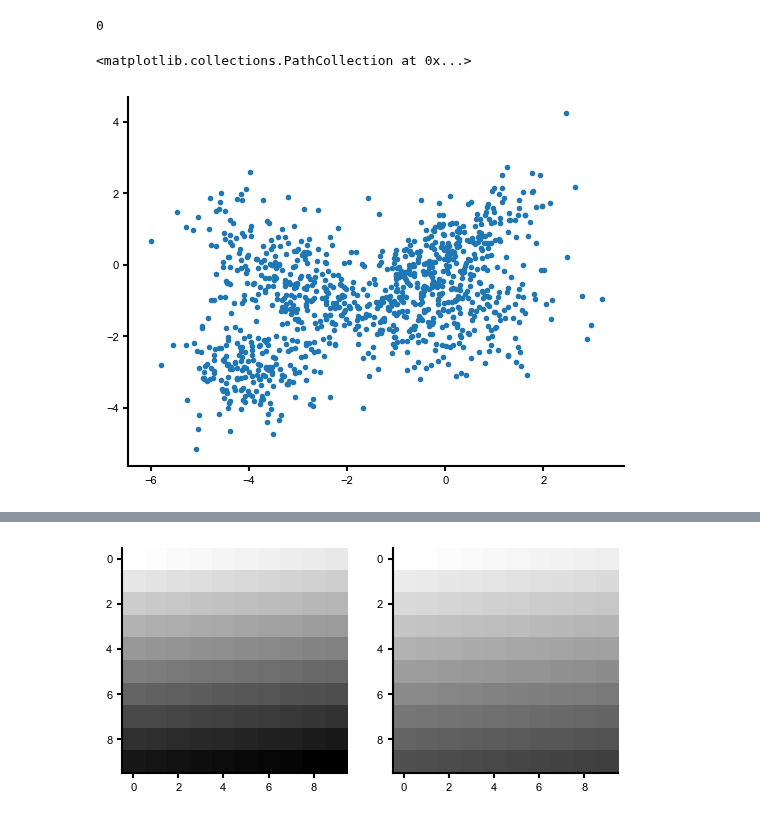
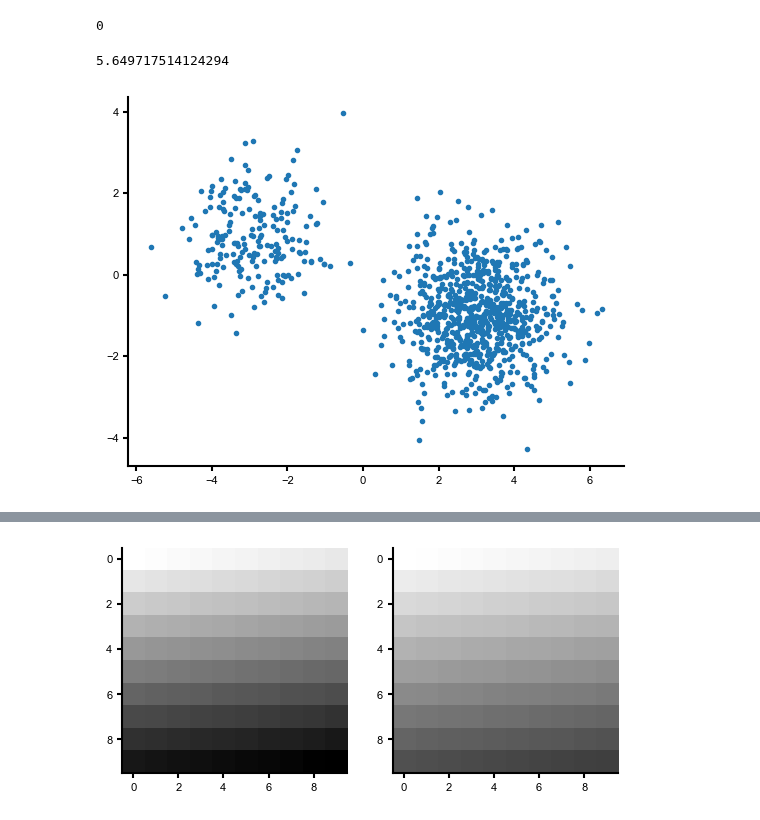
Before and after one commit to mackelab/labproject, a Jupyter notebook: docs/notebooks/mode_comparison.ipynb, the cells around one changed output, grey strips where cells are left out. Cells and saved outputs as stored; diff of their text form; code cells hidden in the pictures.

```diff
--- a/docs/notebooks/mode_comparison.ipynb
+++ b/docs/notebooks/mode_comparison.ipynb
@@ -21,7 +58,9 @@ set_seed(0)
 # %%
 #Base distribution
+from torch.distributions.multivariate_normal import MultivariateNormal
 toy_data = get_distribution("toy_2d")
 MOG = toy_data()
+MOG = MO2G()
 num_samples = 1000
 mixture_samples =MOG.sample(num_samples)
 mixture_samples = torch.tensor(mixture_samples, dtype=torch.float32)
@@ -55,11 +94,21 @@ class Gauss(nn.Module):
 
     def log_prob(self, value):
         return MultivariateNormal(loc=self.mean, scale_tril=self.cov_lt()).log_prob(value)
+# %%
+10/1.77
+# %% [output]
+5.649717514124294
 # %%
 plt.scatter(mixture_samples[:, 0], mixture_samples[:, 1], label="Mixture of Gaussians")
+covar = torch.cov(mixture_samples.T)
+#plt.gca().set_box_aspect(1)
+
+
+#make axis square
+
+#plt.xlim()
 # %% [output]
-<matplotlib.collections.PathCollection at 0x...>
-[figure, old version]
+[figure, new version]
 # %%
 def c2st_target(samples1, samples2, density1, density2):
     r"""Computes optimal C2ST and resulting classification cross-entropy loss
```
Also changed, not shown: parts of 7 cells of this notebook.
